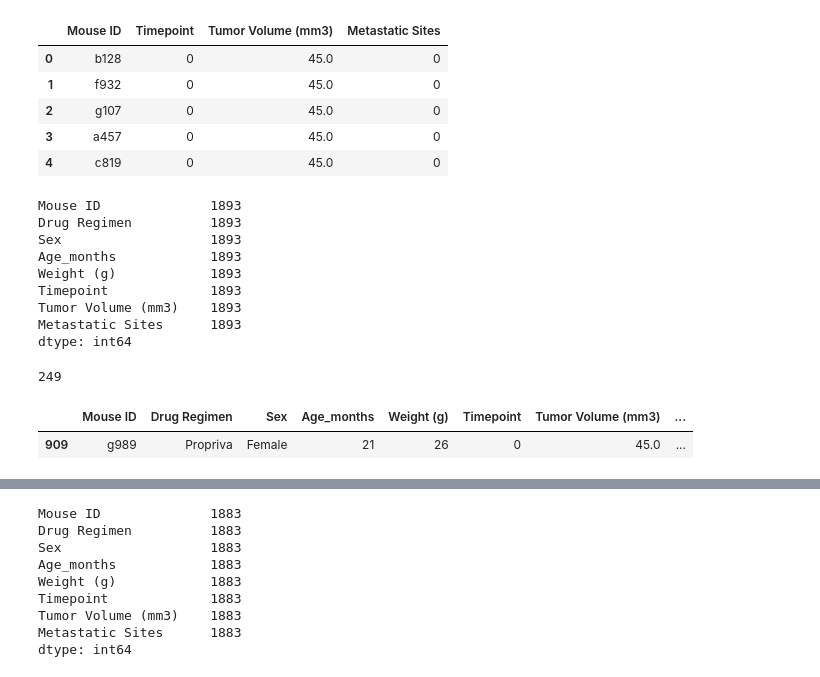
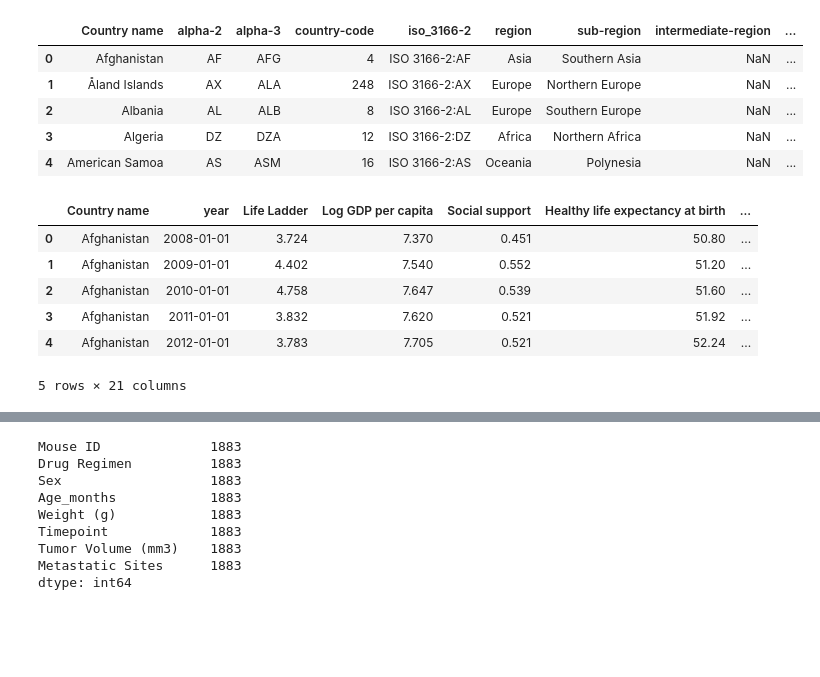
Before and after one commit to SimplyLizzy/FactorsOfHappinness, a Jupyter notebook: FactorofHappinesscharts.ipynb, the cells around one changed output, grey strips where cells are left out. Saved outputs shown, nothing was run; the diff lists cells and outputs as text; code cells hidden in the pictures; blank space fills up the shorter version.

```diff
--- a/FactorofHappinesscharts.ipynb
+++ b/FactorofHappinesscharts.ipynb
@@ -40,0 +29,9 @@ mouse_metadata.head()
+# %%
+# Pull CSV Files
+happiness_path = "Resources/DataPanelWHR2021C2.csv"
+mortality_path = "Resources/MortalityDataWHR2021C2.csv"
+regions_path = "Resources/All Countries/all.csv"
+
+# Read CSV - Create Dataframes
+happy_df = pd.read_csv(happiness_path, parse_dates=['year'])
+happy_df.head()
@@ -41,39 +45,30 @@ mouse_metadata.head()
 # %%
-study_results = pd.read_csv(study_results_path)
-study_results.head()
+death_df = pd.read_csv(mortality_path)
+#death_df.head()
-# %% [output]
-|  | Mouse ID | Timepoint | Tumor Volume (mm3) | Metastatic Sites |
-| 0 | b128 | 0 | 45.0 | 0 |
-| 1 | f932 | 0 | 45.0 | 0 |
-| 2 | g107 | 0 | 45.0 | 0 |
-| 3 | a457 | 0 | 45.0 | 0 |
-| 4 | c819 | 0 | 45.0 | 0 |
+# %%
+regions_df = pd.read_csv(regions_path)
+regions_df = regions_df.rename(columns={'name': 'Country name'})
+
+regions_df.head()
+# %% [output]
+|  | Country name | alpha-2 | alpha-3 | country-code | iso_3166-2 | region | sub-region | intermediate-region | ... |
+| 0 | Afghanistan | AF | AFG | 4 | ISO 3166-2:AF | Asia | Southern Asia | NaN | ... |
+| 1 | Åland Islands | AX | ALA | 248 | ISO 3166-2:AX | Europe | Northern Europe | NaN | ... |
+| 2 | Albania | AL | ALB | 8 | ISO 3166-2:AL | Europe | Southern Europe | NaN | ... |
+| 3 | Algeria | DZ | DZA | 12 | ISO 3166-2:DZ | Africa | Northern Africa | NaN | ... |
+| 4 | American Samoa | AS | ASM | 16 | ISO 3166-2:AS | Oceania | Polynesia | NaN | ... |
 # %%
 # Combine the data into a single dataset
-combined_data =  pd.merge(mouse_metadata, study_results,
-                                 how='outer', on='Mouse ID')
+happy_region_df =  pd.merge(happy_df, regions_df,
+                                 how='left', on='Country name')
+
 # Display the data table for preview
-combined_data.head()
-combined_data.count()
+happy_region_df.head()
 # %% [output]
+|  | Country name | year | Life Ladder | Log GDP per capita | Social support | Healthy life expectancy at birth | ... |
+| 0 | Afghanistan | 2008-01-01 | 3.724 | 7.370 | 0.451 | 50.80 | ... |
+| 1 | Afghanistan | 2009-01-01 | 4.402 | 7.540 | 0.552 | 51.20 | ... |
+| 2 | Afghanistan | 2010-01-01 | 4.758 | 7.647 | 0.539 | 51.60 | ... |
+| 3 | Afghanistan | 2011-01-01 | 3.832 | 7.620 | 0.521 | 51.92 | ... |
+| 4 | Afghanistan | 2012-01-01 | 3.783 | 7.705 | 0.521 | 52.24 | ... |
-Mouse ID              1893
-Drug Regimen          1893
-Sex                   1893
-Age_months            1893
-Weight (g)            1893
-Timepoint             1893
-Tumor Volume (mm3)    1893
-Metastatic Sites      1893
-dtype: int64
+5 rows × 21 columns
-# %%
-# Checking the number of mice.
-num_mice = combined_data["Mouse ID"].drop_duplicates()
-len(num_mice)
-# %% [output]
-249
-# %%
-# Getting the duplicate mice by ID number that shows up for Mouse ID and Timepoint.
-combined_data.loc[combined_data.duplicated(), :]
-# %% [output]
-|  | Mouse ID | Drug Regimen | Sex | Age_months | Weight (g) | Timepoint | Tumor Volume (mm3) | ... |
-| 909 | g989 | Propriva | Female | 21 | 26 | 0 | 45.0 | ... |
```
Also changed, not shown: parts of 7 cells of this notebook, 3 other files.
